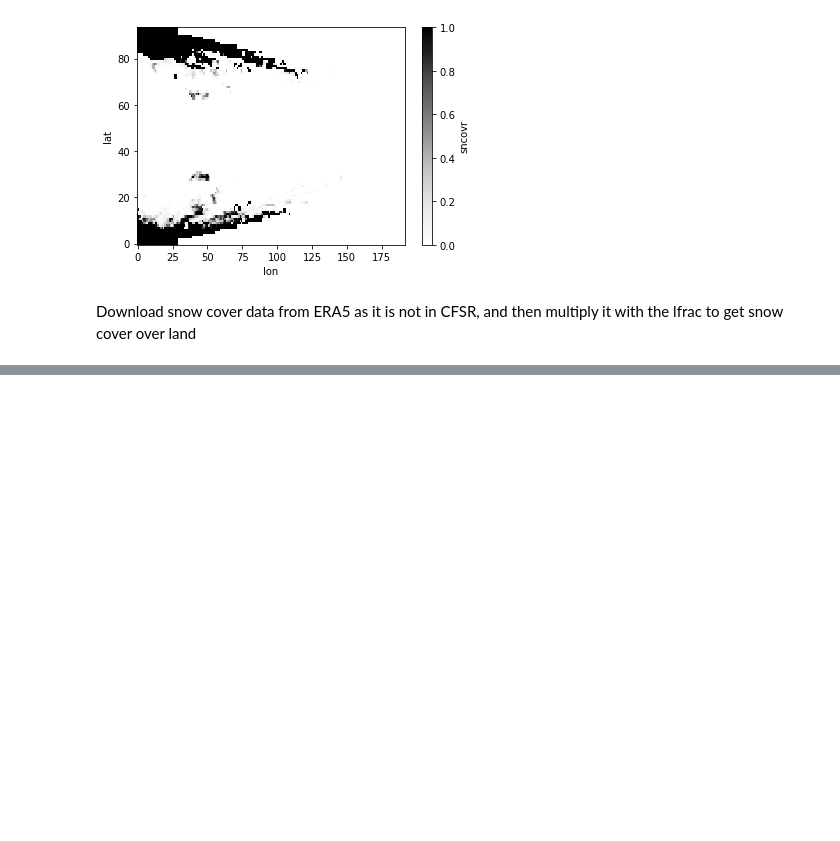
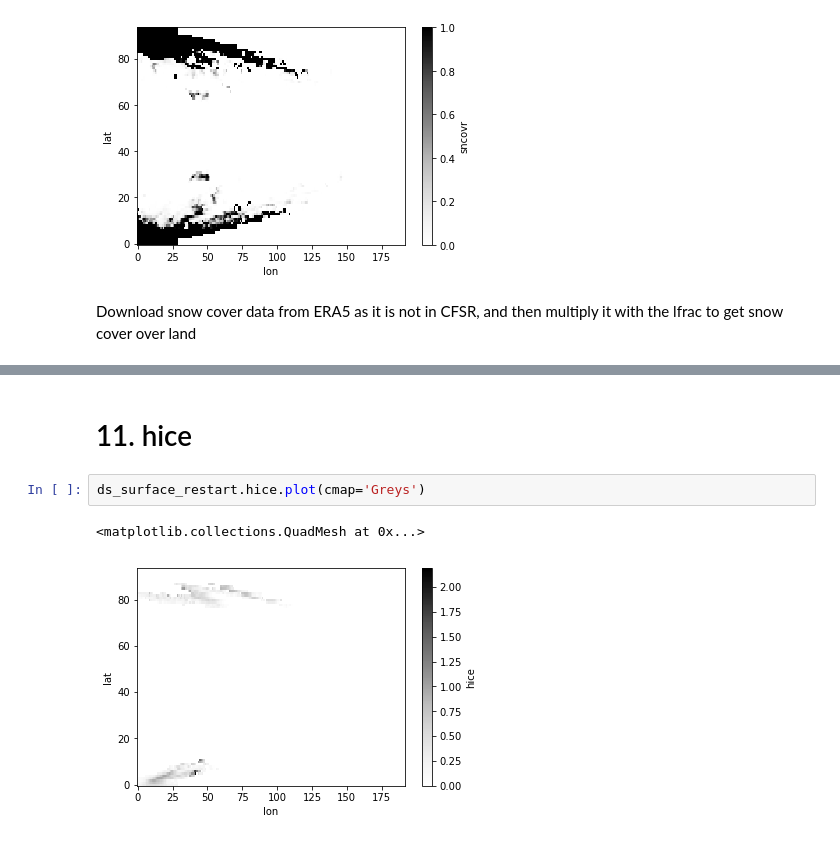
Before and after one commit to manmeet3591/python_class, a Jupyter notebook: xarray_tutorial/analyse_compare_surface_restart.ipynb, the cells around one changed output, grey strips where cells are left out. Drawn from its saved outputs; the diff is of its cells as text; blank space fills up the shorter version.

```diff
--- a/xarray_tutorial/analyse_compare_surface_restart.ipynb
+++ b/xarray_tutorial/analyse_compare_surface_restart.ipynb
@@ -200,0 +213,7 @@ snow cover over land
+# %% [markdown]
+# 11. hice
+# %%
+ds_surface_restart.hice.plot(cmap='Greys')
+# %% [output]
+<matplotlib.collections.QuadMesh at 0x...>
+[figure, added]
```
Also changed, not shown: parts of 38 cells of this notebook.
